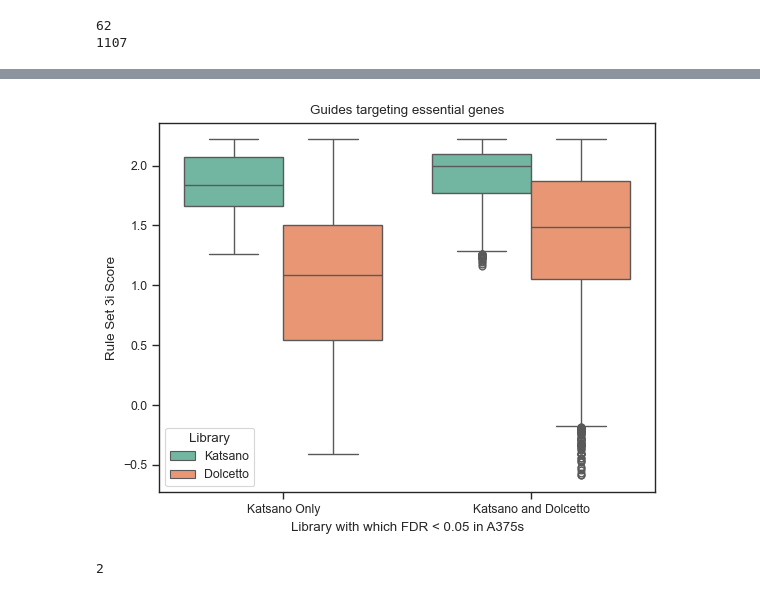
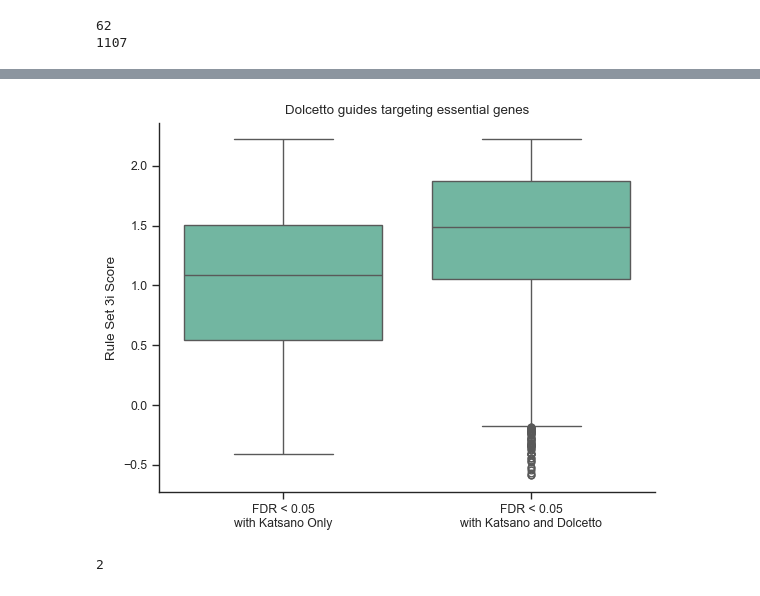
Before and after one commit to ssrikant2/Katsano-Manuscript, a Jupyter notebook: Notebooks/09-Katsano Design and Evaluation/02_Katsano_Analysis.ipynb, the cells around one changed output, grey strips where cells are left out. Drawn from its saved outputs; the diff is of its cells as text; code cells hidden in the pictures.

```diff
--- a/Notebooks/09-Katsano Design and Evaluation/02_Katsano_Analysis.ipynb
+++ b/Notebooks/09-Katsano Design and Evaluation/02_Katsano_Analysis.ipynb
@@ -796,14 +865,14 @@ katsano_dolcetto_guides
 # %%
 #identify genes that are hits in Katsano only vs both
 gene_group_dict = {}
-gene_group_dict['Katsano Only'] = katsano_dolcetto_ess[(katsano_dolcetto_ess['katsano_FDR'] < 0.05) &
+gene_group_dict['FDR < 0.05\nwith Katsano Only'] = katsano_dolcetto_ess[(katsano_dolcetto_ess['katsano_FDR'] < 0.05) &
                                     (katsano_dolcetto_ess['dolcetto_FDR'] >= 0.05)]['Target Gene Symbol'].tolist()
-gene_group_dict['Katsano and Dolcetto'] = katsano_dolcetto_ess[(katsano_dolcetto_ess['katsano_FDR'] < 0.05) &
+gene_group_dict['FDR < 0.05\nwith Katsano and Dolcetto'] = katsano_dolcetto_ess[(katsano_dolcetto_ess['katsano_FDR'] < 0.05) &
                             (katsano_dolcetto_ess['dolcetto_FDR'] < 0.05)]['Target Gene Symbol'].tolist()
 # %%
 #get rs3i scores
 gw_crispri_libraries_rs3i_scored = pd.read_csv('../../Data/Katsano/gw_crispri_libraries_rs3i_scored_gencode48_ensembl_canonical.csv')
-katsano_dolcetto_rs3i_scored = gw_crispri_libraries_rs3i_scored[gw_crispri_libraries_rs3i_scored['Library'] != 'hCRISPRiv2'].copy()
-katsano_dolcetto_rs3i_scored
+dolcetto_rs3i_scored = gw_crispri_libraries_rs3i_scored[gw_crispri_libraries_rs3i_scored['Library'] == 'Dolcetto'].copy()
+dolcetto_rs3i_scored
 # %% [output]
 |  | coordinates | sgRNA Sequence | sgRNA Context Sequence | On-Target Efficacy Score | Library | sgRNA Sequence 19bp | ... |
@@ -824,14 +893,14 @@ katsano_dolcetto_rs3i_scored
 for gene_group,genes in gene_group_dict.items():
     print(len(genes))
     guides_of_interest = katsano_dolcetto_guides[katsano_dolcetto_guides['Target Gene Symbol'].isin(genes)]['sgRNA Sequence'].drop_duplicates()
-    katsano_dolcetto_rs3i_scored[gene_group] = ((katsano_dolcetto_rs3i_scored['Target Gene Symbol'].isin(genes)) &
-                                               (katsano_dolcetto_rs3i_scored['sgRNA Sequence'].isin(guides_of_interest)))
+    dolcetto_rs3i_scored[gene_group] = ((dolcetto_rs3i_scored['Target Gene Symbol'].isin(genes)) &
+                                        (dolcetto_rs3i_scored['sgRNA Sequence'].isin(guides_of_interest)))
 # %% [output]
 62
 1107
 # %%
 #melt df to plot
-plot_df = katsano_dolcetto_rs3i_scored.melt(id_vars = ['sgRNA Sequence','Library','On-Target Efficacy Score'],
+plot_df = dolcetto_rs3i_scored.melt(id_vars = ['sgRNA Sequence','Library','On-Target Efficacy Score'],
                                             value_vars = gene_group_dict.keys(), var_name = 'hits_in')
 plot_df = plot_df[plot_df['value']].copy()
 plot_df
@@ -852,11 +921,12 @@ plot_df
 # %%
-sns.boxplot(data = plot_df, x = 'hits_in', y = 'On-Target Efficacy Score', hue = 'Library')
-plt.xlabel('Library with which FDR < 0.05 in A375s')
+sns.boxplot(data = plot_df, x = 'hits_in', y = 'On-Target Efficacy Score')
+plt.xlabel('')
 plt.ylabel('Rule Set 3i Score')
-plt.title('Guides targeting essential genes')
-gpp.savefig('../../Figures/Figure 7/katsano_dolcetto_fn_rs3i_scores.pdf',dpi=300, bbox_inches='tight')
+plt.title('Dolcetto guides targeting essential genes')
+sns.despine()
+gpp.savefig('../../Figures/Figure 7/katsano_dolcetto_fn_dolcetto_rs3i_scores.pdf',dpi=300, bbox_inches='tight')
 # %% [output]
-[figure, old version]
+[figure, new version]
 # %%
 #true negatives in Katsano and not Dolcetto
 true_negatives_katsano = katsano_dolcetto_noness[(katsano_dolcetto_noness['katsano_FDR'] >= 0.05) &
```
Also changed, not shown: parts of 9 cells of this notebook, 18 other files.
